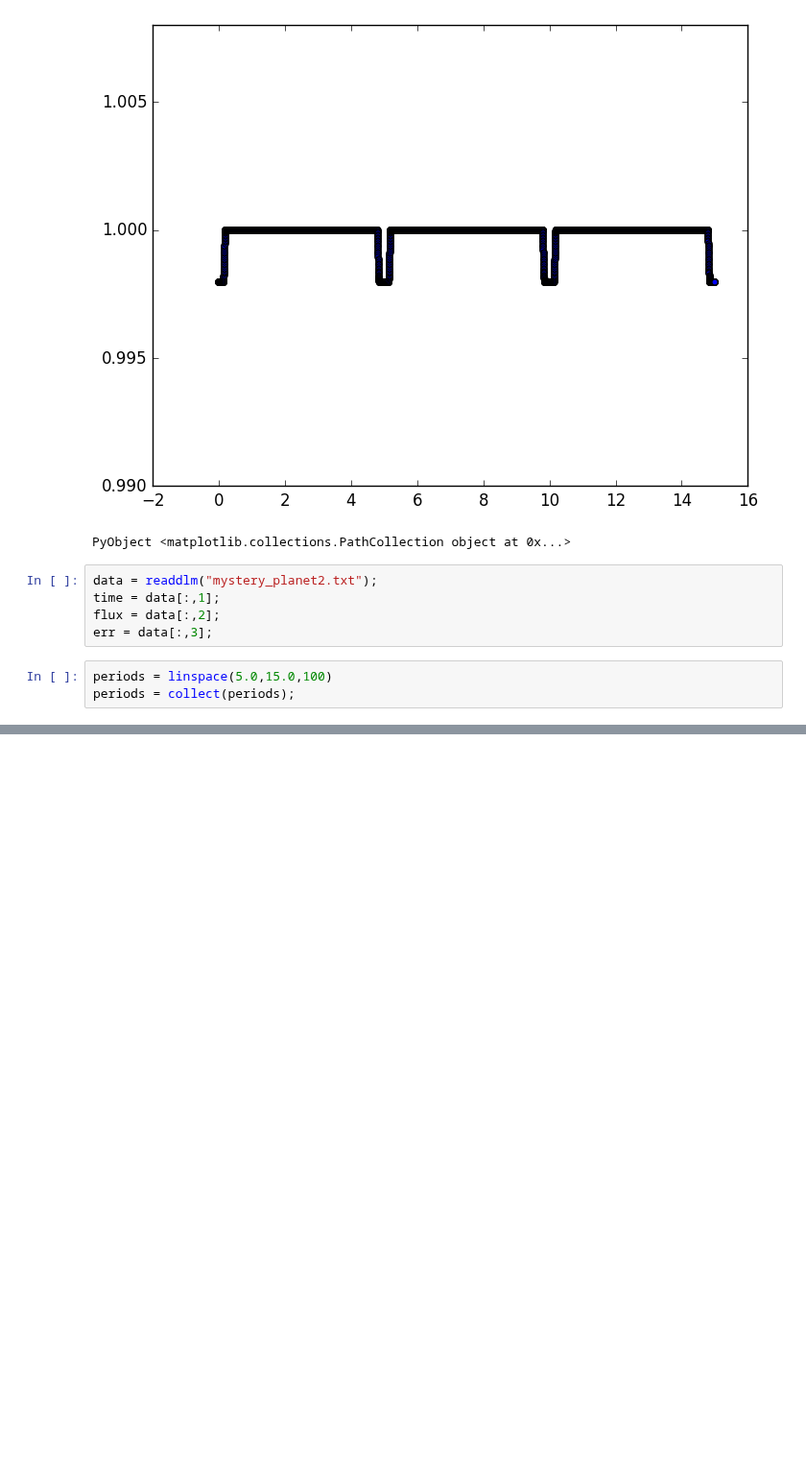
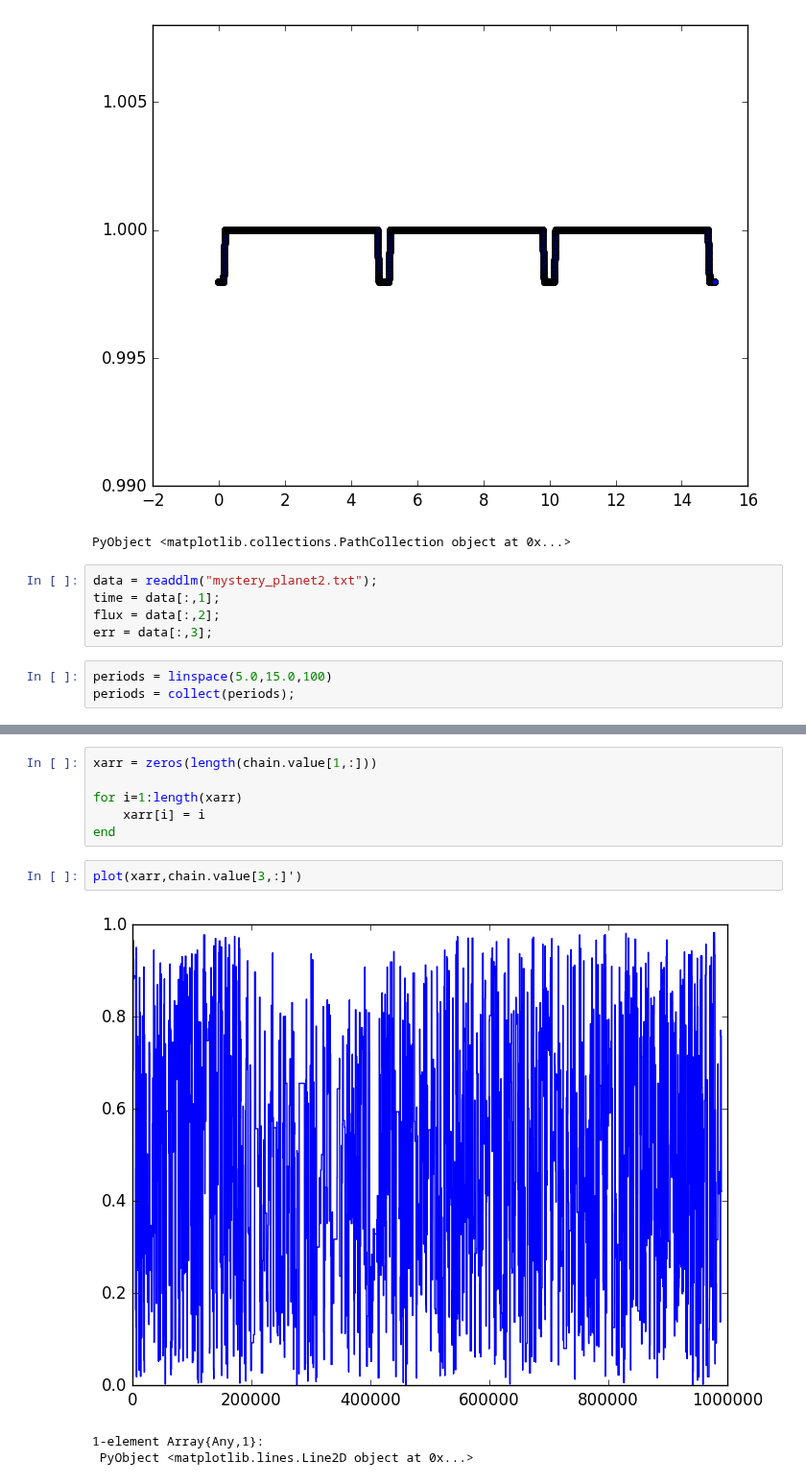
Before and after one commit to jlustigy/ExoJulia, a Jupyter notebook: Homework/hw2a/Dave_Jake/transit_dev.ipynb, the cells around one changed output, grey strips where cells are left out. Shown at 96% size. Drawn from its saved outputs; the diff is of its cells as text; blank space fills up the shorter version.

```diff
--- a/Homework/hw2a/Dave_Jake/transit_dev.ipynb
+++ b/Homework/hw2a/Dave_Jake/transit_dev.ipynb
@@ -272,0 +382,12 @@ xlim(0,1.5)
+# %%
+xarr = zeros(length(chain.value[1,:]))
+
+for i=1:length(xarr)
+    xarr[i] = i
+end
+# %%
+plot(xarr,chain.value[3,:]')
+# %% [output]
+[figure, added]
+1-element Array{Any,1}:
+ PyObject <matplotlib.lines.Line2D object at 0x...>
```
Also changed, not shown: parts of 17 cells of this notebook.
